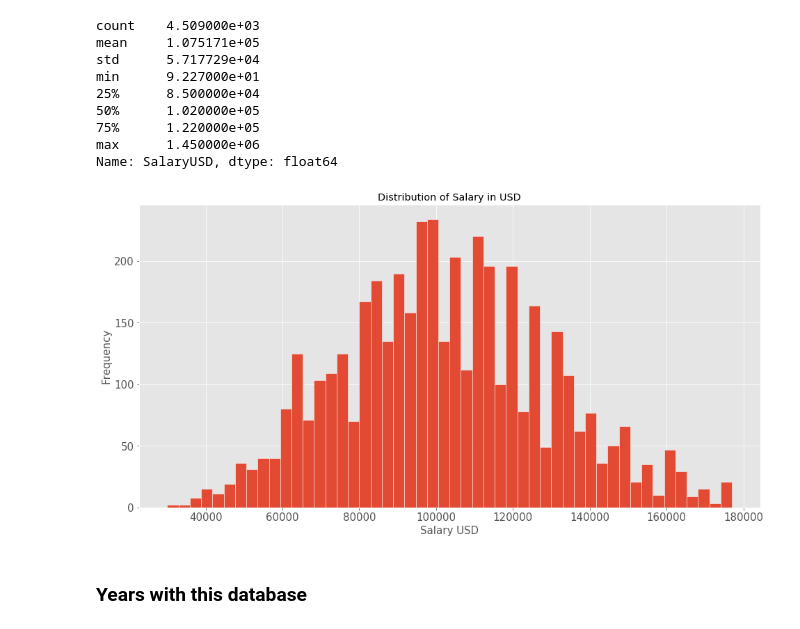
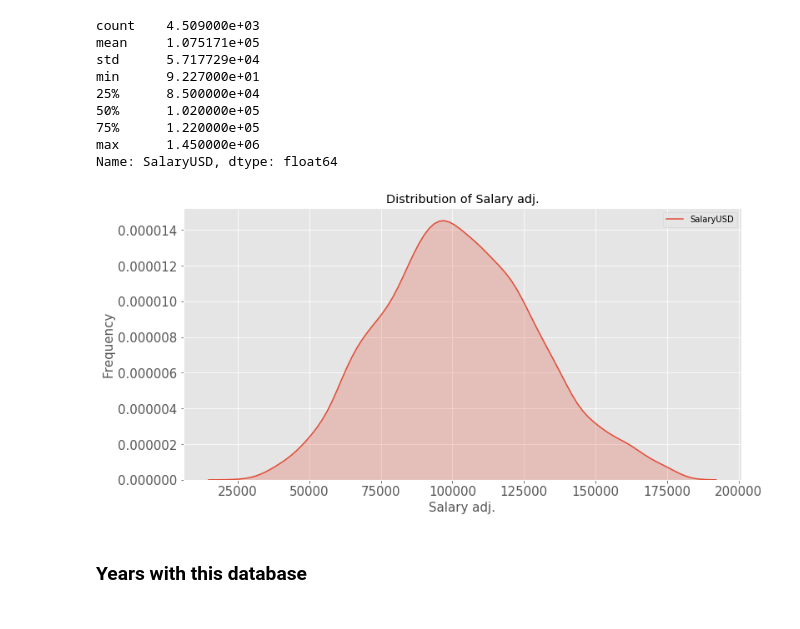
Before and after one commit to unit-00/data-professionals, a Jupyter notebook: cap1.ipynb, the cells around one changed output. Drawn from its saved outputs; the diff is of its cells as text; code cells hidden in the pictures.

Commit message:
Migrate matplotlib to seaborn plots, add helper functions, finish testing all features

```diff
--- a/cap1.ipynb
+++ b/cap1.ipynb
@@ -178,11 +177,11 @@ salary_q1 = salary.describe()['25%']
 salary_iqr = salary_q3 - salary_q1
 salary_adj = salary[(salary < (salary_q3 + 1.5 * salary_iqr)) & (salary > (salary_q1 - 1.5 * salary_iqr))]
 # %%
-fig, ax = plt.subplots(figsize=(16, 8))
-(plot_quant(ax, salary_adj, xlabel='Salary USD', ylabel='Frequency',
-                 title='Distribution of Salary in USD', bins=50, edgecolor='white'))
+fig, ax = plt.subplots(figsize=(12, 6))
+(plot_quant(ax, salary_adj, xlabel='Salary adj.', ylabel='Frequency',
+                 title='Distribution of Salary adj.', shade=True))
 # %% [output]
-[figure, old version]
+[figure, new version]
 # %% [markdown]
 ### Years with this database
 # %%
```
Also changed, not shown: parts of 92 cells of this notebook, 1 other file.
